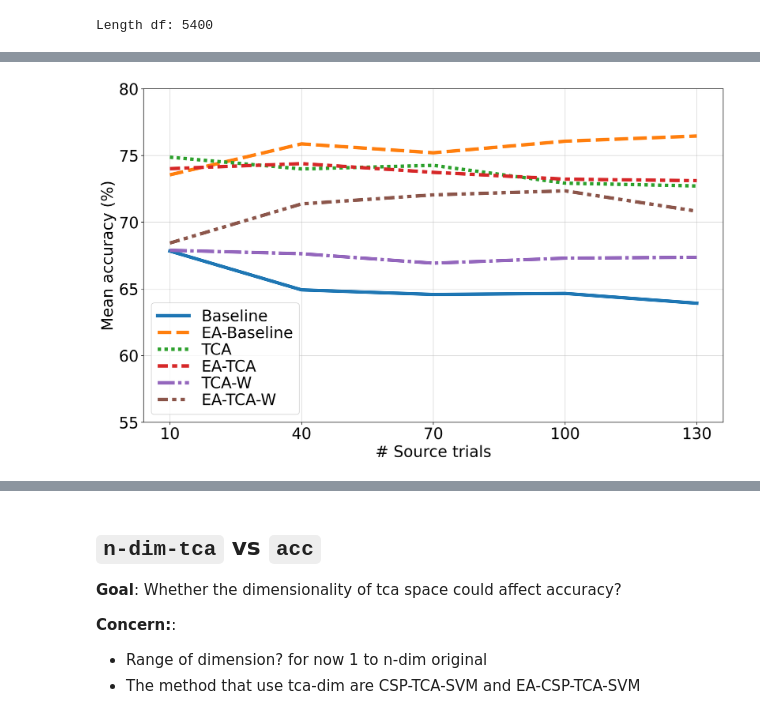
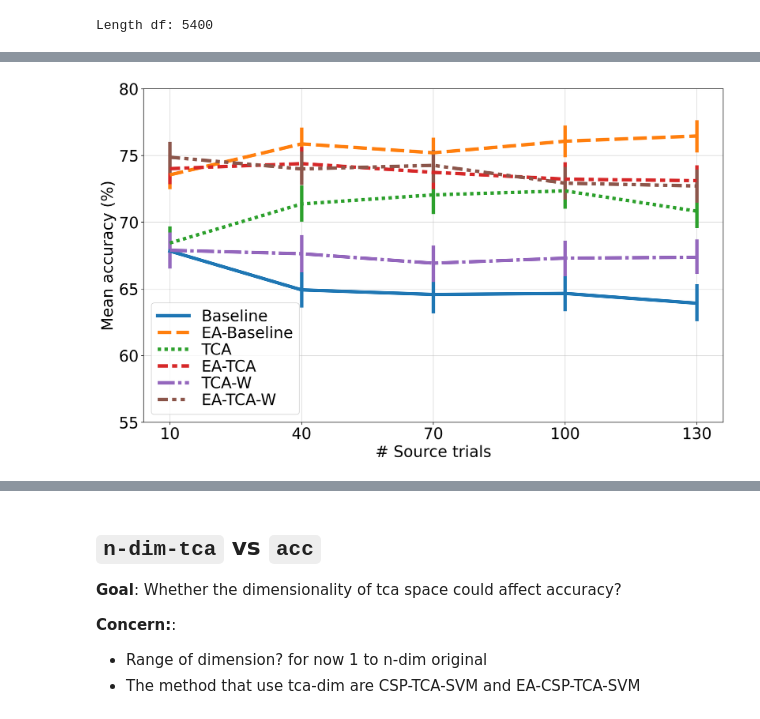
Before and after one commit to orvindemsy/ea-tca-mi-bci, a Jupyter notebook: main4.ipynb, the cells around one changed output, grey strips where cells are left out. Drawn from its saved outputs; the diff is of its cells as text; code cells hidden in the pictures.

```diff
--- a/main4.ipynb
+++ b/main4.ipynb
@@ -1153,4 +1053,4 @@ Length df: 5400
 # %%
 # # ==== Load from Excel === #
-df_src_acc = pd.read_excel('df_src_acc.xlsx', index_col=0)
+df_src_acc = pd.read_excel('excel/df_src_acc.xlsx', index_col=0)
 n_source = [10, 40, 70, 100, 130]
@@ -1161,5 +1057,5 @@ df = df_src_acc
 # %%
 # Changing font family
-# sns.set_style("whitegrid",
-#               {'font.family':'Times New Roman', 'font.serif':'Times New Roman'})
+sns.set_style("whitegrid",
+              {'font.family':'Times New Roman', 'font.serif':'Times New Roman'})
 # %%
@@ -1182,34 +1075,35 @@ rcParams['ps.fonttype'] = 42
 # rcParams['pdf.use14corefonts'] = True
 # rcParams['text.usetex'] = True
 # %%
-# Using seaborn
+# Define necessary variables
 figure_size = (13, 8)
 font_size   = 23
+df = df_src_acc
 
-
+# Plotting
 fig, ax = plt.subplots(figsize=figure_size, dpi=300)
 
 # Dict to update error bar
 error_kw=dict(lw=5)
 
 ax = sns.lineplot(x='n_src', y='score', hue='method', data=df, style='method', linewidth=5, err_style="bars", ci=68, err_kws=error_kw)
 ax.set_xticks(n_source)
 ax.set_yticks(np.arange(55, 81, step=5))
 ax.set_xlabel('# Source trials', fontsize = font_size)
 ax.set_ylabel('Mean accuracy (%)', fontsize = font_size)
 [tick.label.set_fontsize(font_size) for tick in ax.xaxis.get_major_ticks()]
 [tick.label.set_fontsize(font_size) for tick in ax.yaxis.get_major_ticks()]
 
 handles, labels = ax.get_legend_handles_labels()
-labels = ['Baseline', 'EA-Baseline', 'TCA', 'EA-TCA', 'TCA-W', 'EA-TCA-W']
+# labels = ['Baseline', 'EA-Baseline', 'TCA', 'EA-TCA', 'TCA-W', 'EA-TCA-W']
 
 leg = ax.legend(handles, labels, loc='lower left', fontsize=font_size, markerscale=100, labelspacing=0.1)
 [line.set_linewidth(5) for line in leg.get_lines()]
 
 ax.grid(axis='both', alpha=.5)
 fig.tight_layout()
 # plt.savefig('src-acc-psfont.eps')
 # plt.savefig('ppt-src-acc.png')
 plt.show()
 # %% [output]
-[figure, old version]
+[figure, new version]
```
Also changed, not shown: parts of 47 cells of this notebook, 3 other files.
